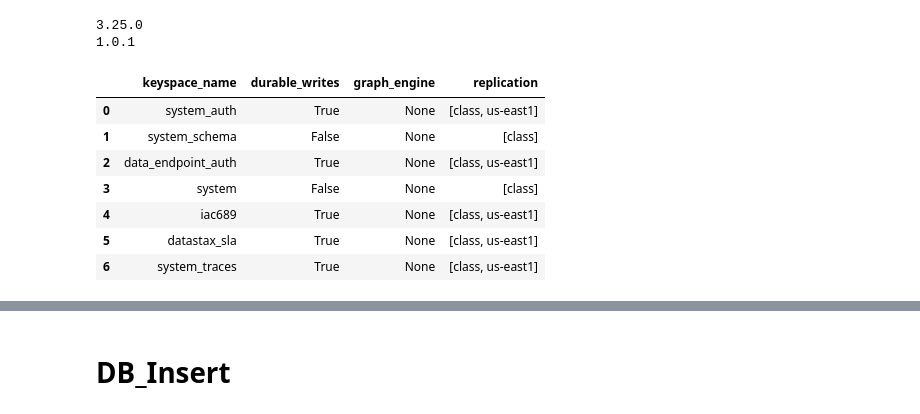
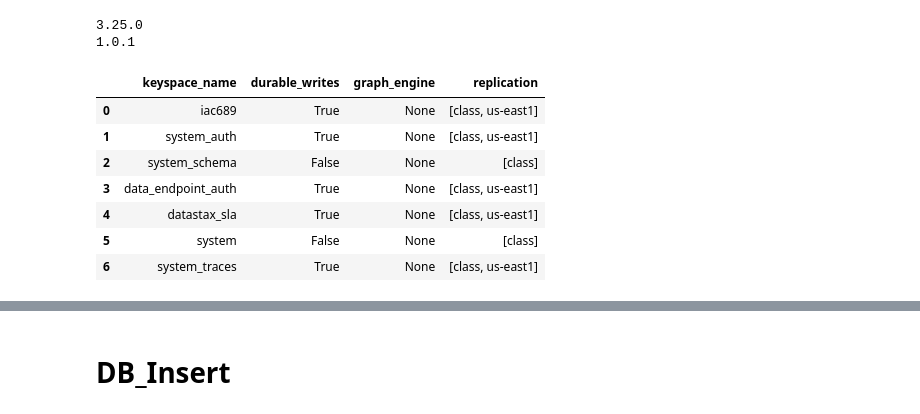
Before and after one commit to vathanahim/Data_Pipeline_ML_Project, a Jupyter notebook: Python_notebook/DB_Insert.ipynb, the cells around one changed output, grey strips where cells are left out. Cells and saved outputs as stored; diff of their text form; code cells hidden in the pictures.

```diff
--- a/Python_notebook/DB_Insert.ipynb
+++ b/Python_notebook/DB_Insert.ipynb
@@ -31,16 +31,16 @@ cluster2 = Cluster(cloud=cloud_config2, auth_provider=auth_provider2)
 session2 = cluster2.connect('iac689')
 # %%
 query = "SELECT * FROM system_schema.keyspaces;"
-df = pd.DataFrame(list(session1.execute(query)))
+df = pd.DataFrame(list(session2.execute(query)))
 df
 # %% [output]
 |  | keyspace_name | durable_writes | graph_engine | replication |
-| 0 | system_auth | True | None | [class, us-east1] |
-| 1 | system_schema | False | None | [class] |
-| 2 | data_endpoint_auth | True | None | [class, us-east1] |
-| 3 | system | False | None | [class] |
-| 4 | iac689 | True | None | [class, us-east1] |
-| 5 | datastax_sla | True | None | [class, us-east1] |
+| 0 | iac689 | True | None | [class, us-east1] |
+| 1 | system_auth | True | None | [class, us-east1] |
+| 2 | system_schema | False | None | [class] |
+| 3 | data_endpoint_auth | True | None | [class, us-east1] |
+| 4 | datastax_sla | True | None | [class, us-east1] |
+| 5 | system | False | None | [class] |
 | 6 | system_traces | True | None | [class, us-east1] |
 # %%
 query = "SELECT * FROM system_schema.tables WHERE keyspace_name='iac689';"
```
Also changed, not shown: parts of 16 cells of this notebook, 2 other files.
